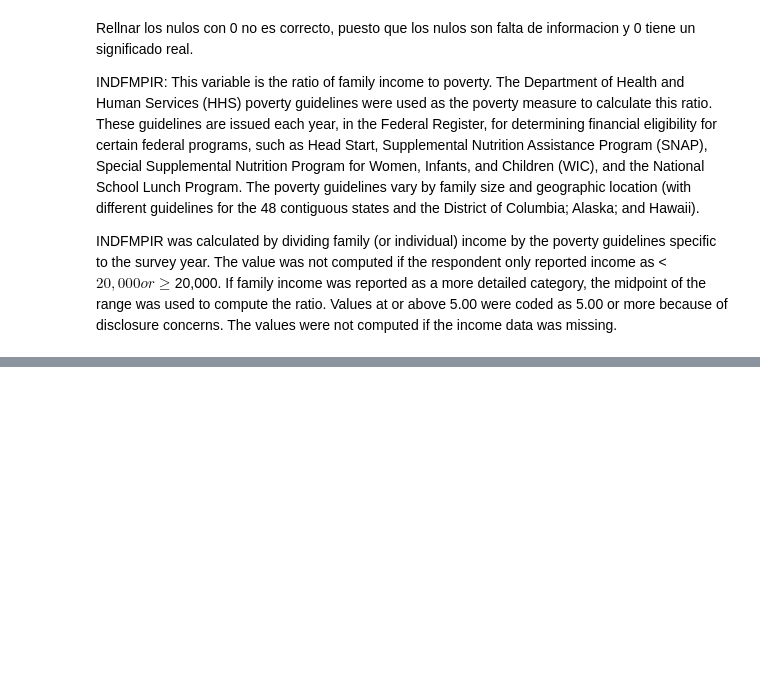
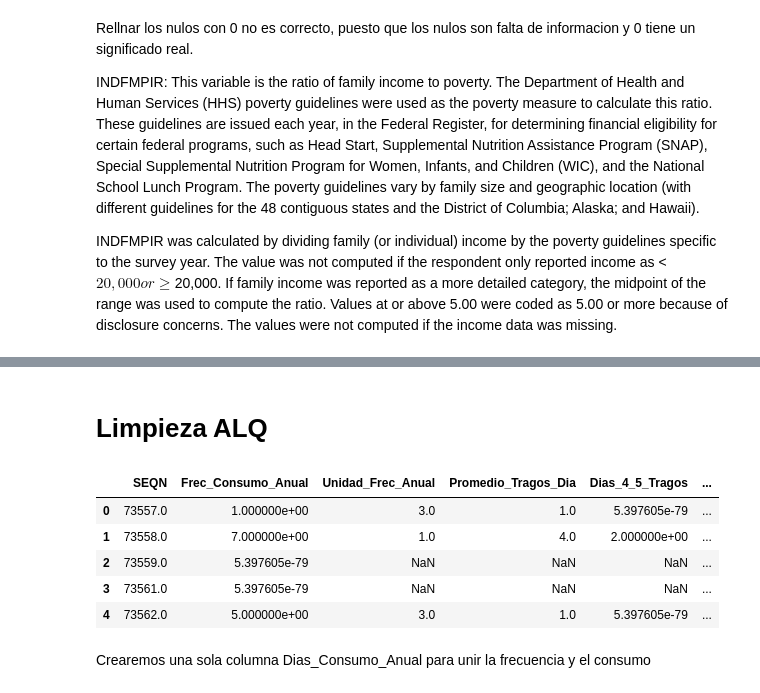
Before and after one commit to salva1984/kokoa-analisis-salud-mental, a Jupyter notebook: notebooks/02-limpieza.ipynb, the cells around one changed output, grey strips where cells are left out. Cells and saved outputs as stored; diff of their text form; code cells hidden in the pictures; blank space fills up the shorter version.

```diff
--- a/notebooks/02-limpieza.ipynb
+++ b/notebooks/02-limpieza.ipynb
@@ -345,2 +339,28 @@ Name: Ratio_Pobreza, dtype: float64
 Name: count, Length: 441, dtype: int64
 ------------------------------
+# %% [markdown]
+# Limpieza ALQ
+# %%
+df = pd.read_csv("../data/interim/alq_h_columnas.csv")
+
+nuevos_nombres = {
+    "ALQ120Q": "Frec_Consumo_Anual",
+    "ALQ120U": "Unidad_Frec_Anual",
+    "ALQ130":  "Promedio_Tragos_Dia",
+    "ALQ141Q": "Dias_4_5_Tragos",
+    "ALQ141U": "Unidad_4_5_Tragos",
+    "ALQ160":  "Dias_Con_+4_5_Tragos_En_2hrs"
+}
+
+# Aplicar el cambio
+df = df.rename(columns=nuevos_nombres)
+df.head()
+# %% [output]
+|  | SEQN | Frec_Consumo_Anual | Unidad_Frec_Anual | Promedio_Tragos_Dia | Dias_4_5_Tragos | ... |
+| 0 | 73557.0 | 1.000000e+00 | 3.0 | 1.0 | 5.397605e-79 | ... |
+| 1 | 73558.0 | 7.000000e+00 | 1.0 | 4.0 | 2.000000e+00 | ... |
+| 2 | 73559.0 | 5.397605e-79 | NaN | NaN | NaN | ... |
+| 3 | 73561.0 | 5.397605e-79 | NaN | NaN | NaN | ... |
+| 4 | 73562.0 | 5.000000e+00 | 3.0 | 1.0 | 5.397605e-79 | ... |
+# %% [markdown]
+Crearemos una sola columna Dias_Consumo_Anual para unir la frecuencia y el consumo
```
Also changed, not shown: parts of 27 cells of this notebook, 3 other files.
